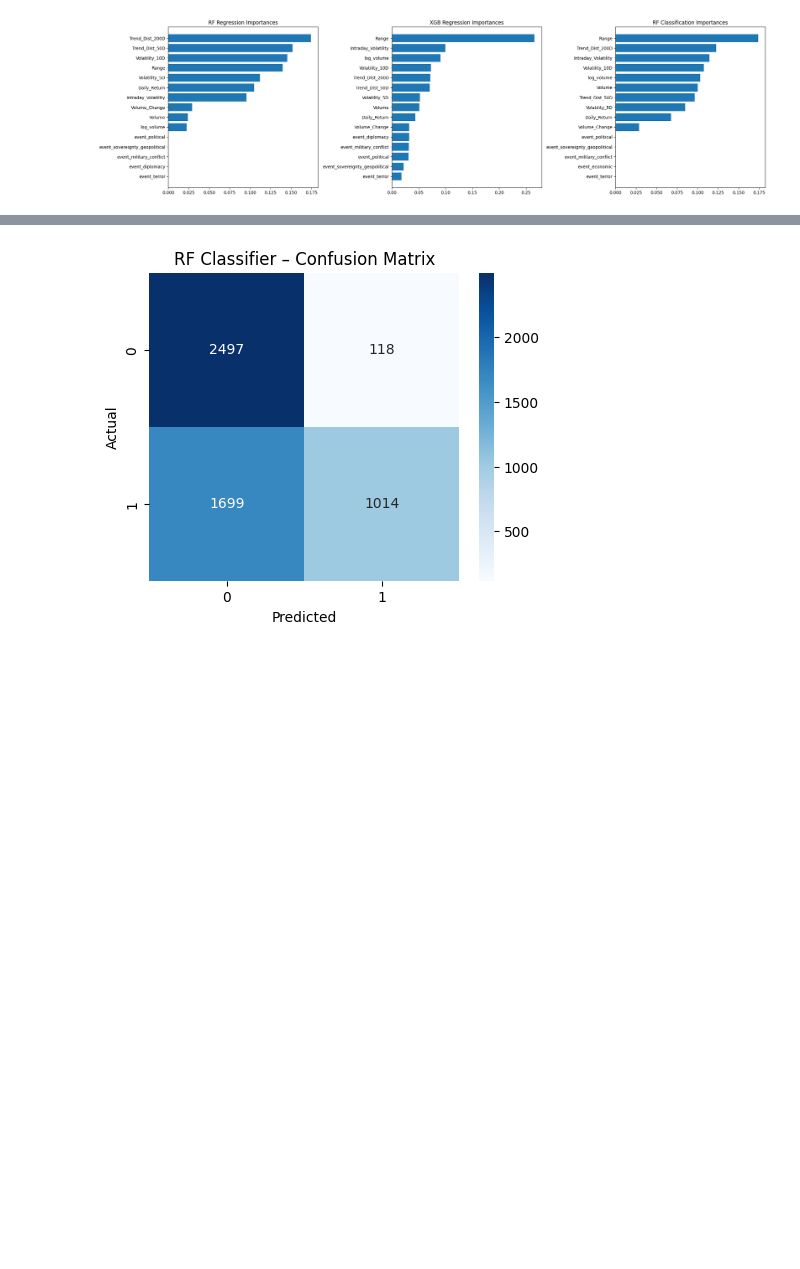
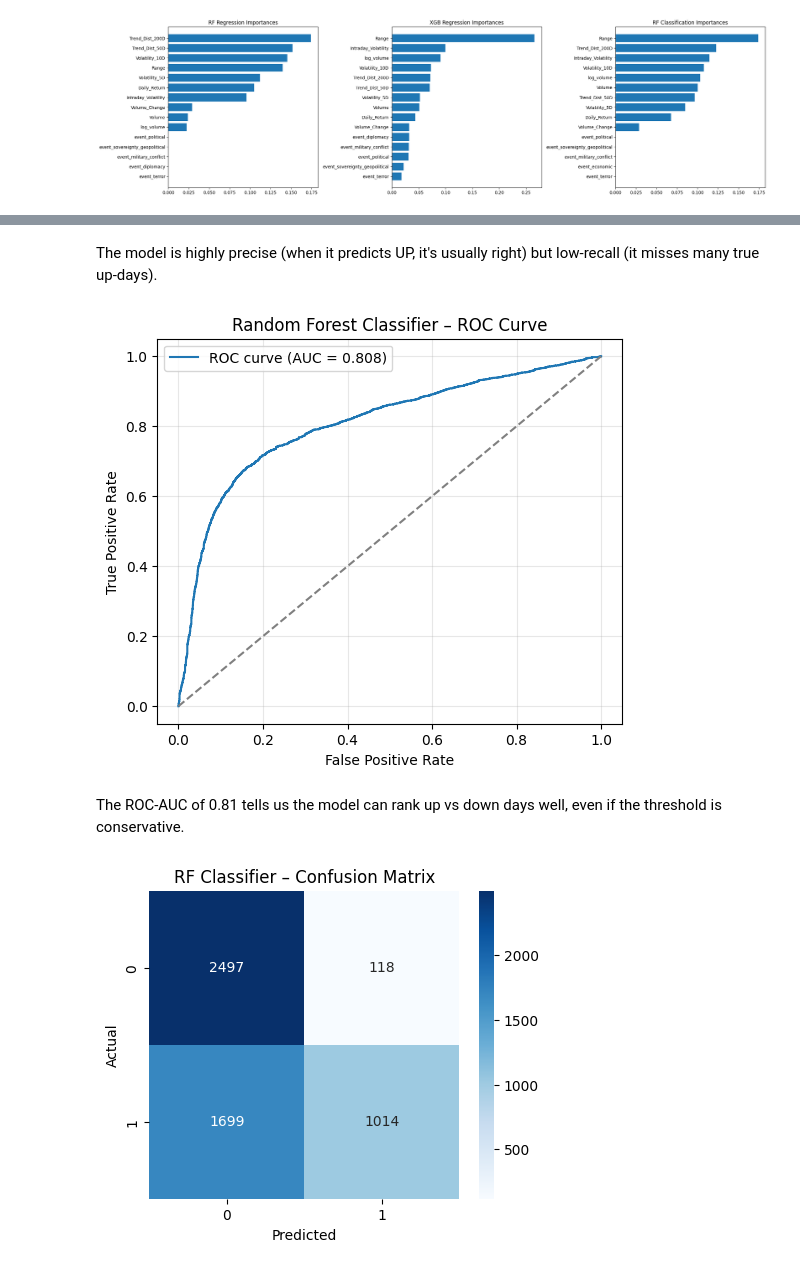
Before and after one commit to kiah-ucsd/DES200, a Jupyter notebook: FinalProject/Final Project_Fall2025.ipynb, the cells around one changed output, grey strips where cells are left out. Cells and saved outputs as stored; diff of their text form; code cells hidden in the pictures; blank space fills up the shorter version.

```diff
--- a/FinalProject/Final Project_Fall2025.ipynb
+++ b/FinalProject/Final Project_Fall2025.ipynb
@@ -1377,3 +1429,24 @@ plt.show()
+# %% [markdown]
+The model is highly precise (when it predicts UP, it's usually right) but low-recall (it misses many true up-days).
+# %%
+from sklearn.metrics import roc_curve, auc
+
+fpr, tpr, thresholds = roc_curve(y_test_c, rf_probs)
+roc_auc = auc(fpr, tpr)
+
+plt.figure(figsize=(6, 5))
+plt.plot(fpr, tpr, label=f"ROC curve (AUC = {roc_auc:.3f})")
+plt.plot([0, 1], [0, 1], linestyle='--', color='gray')
+plt.xlabel("False Positive Rate")
+plt.ylabel("True Positive Rate")
+plt.title("Random Forest Classifier – ROC Curve")
+plt.legend()
+plt.grid(alpha=0.3)
+plt.show()
+# %% [output]
+[figure, added]
+# %% [markdown]
+The ROC-AUC of 0.81 tells us the model can rank up vs down days well, even if the threshold is conservative.
 # %%
 import seaborn as sns
 from sklearn.metrics import confusion_matrix
```
Also changed, not shown: parts of 10 cells of this notebook.
